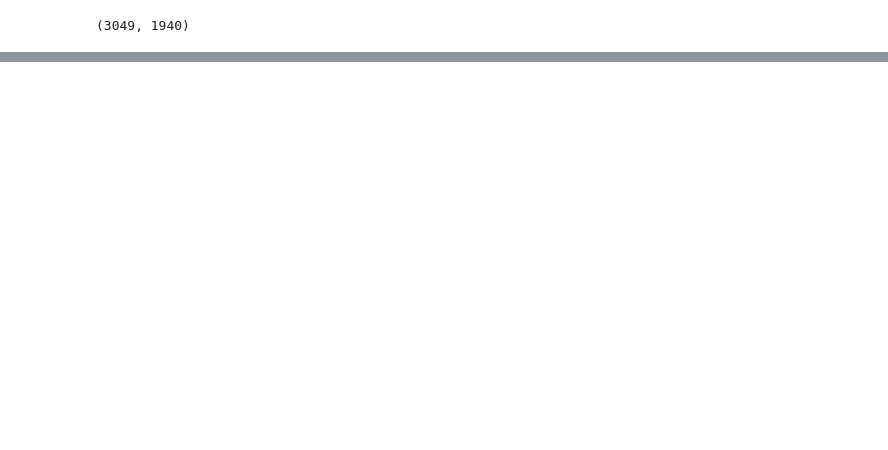
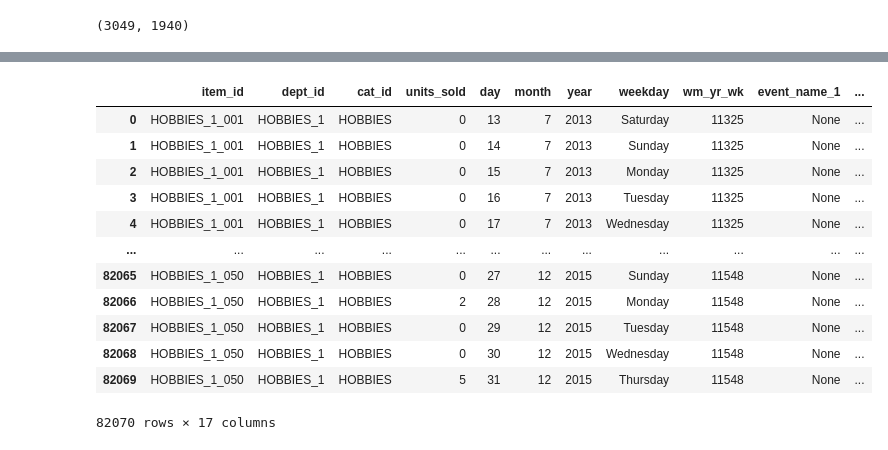
Before and after one commit to blaffster/ML_Projects, a Jupyter notebook: m5_data_cleaning.ipynb, the cells around one changed output, grey strips where cells are left out. Drawn from its saved outputs; the diff is of its cells as text; code cells hidden in the pictures; blank space fills up the shorter version.

```diff
--- a/m5_data_cleaning.ipynb
+++ b/m5_data_cleaning.ipynb
@@ -373,0 +352,7 @@ plt.plot(y2)
+# %%
+quantity_df = dataframe.copy()
+quantity_df['quantity'] = 1
+quantity_df = quantity_df.groupby(['item_id','month','year'])['quantity'].sum().reset_index()
+quantity_df = quantity_df.rename(columns={'quantity':'days_in_month'})
+
+quantity_df
@@ -373,0 +373,5 @@ plt.plot(y2)
+# %%
+monthly_sales = dataframe.groupby(['item_id','month','year'])['units_sold'].sum().reset_index()
+monthly_sales = monthly_sales.merge(quantity_df,on=['item_id','month','year'])
+
+monthly_sales
@@ -373,0 +392,7 @@ plt.plot(y2)
+# %%
+monthly_mean_sales = monthly_sales.copy()
+monthly_mean_sales = monthly_mean_sales.rename(columns={'units_sold':'units_sold_monthly_mean'})
+monthly_mean_sales['units_sold_monthly_mean'] = monthly_mean_sales['units_sold_monthly_mean'] / monthly_mean_sales['days_in_month']
+monthly_mean_sales = monthly_mean_sales.drop(columns=['days_in_month'])
+
+monthly_mean_sales
@@ -373,0 +413,5 @@ plt.plot(y2)
+# %%
+overall_mean_monthly_sales = monthly_sales.groupby(['item_id','month'])['units_sold'].mean().reset_index()
+overall_mean_monthly_sales = overall_mean_monthly_sales.rename(columns={"units_sold":"overall_units_sold_monthly_mean"})
+
+overall_mean_monthly_sales
@@ -373,0 +432,18 @@ plt.plot(y2)
+# %%
+dataframe_new = dataframe.merge(monthly_mean_sales,on=['item_id','month','year'])
+dataframe_new = dataframe_new.merge(overall_mean_monthly_sales,on=['item_id','month'])
+dataframe_new
+# %% [output]
+|  | item_id | dept_id | cat_id | units_sold | day | month | year | weekday | wm_yr_wk | event_name_1 | ... |
+| 0 | HOBBIES_1_001 | HOBBIES_1 | HOBBIES | 0 | 13 | 7 | 2013 | Saturday | 11325 | None | ... |
+| 1 | HOBBIES_1_001 | HOBBIES_1 | HOBBIES | 0 | 14 | 7 | 2013 | Sunday | 11325 | None | ... |
+| 2 | HOBBIES_1_001 | HOBBIES_1 | HOBBIES | 0 | 15 | 7 | 2013 | Monday | 11325 | None | ... |
+| 3 | HOBBIES_1_001 | HOBBIES_1 | HOBBIES | 0 | 16 | 7 | 2013 | Tuesday | 11325 | None | ... |
+| 4 | HOBBIES_1_001 | HOBBIES_1 | HOBBIES | 0 | 17 | 7 | 2013 | Wednesday | 11325 | None | ... |
+| ... | ... | ... | ... | ... | ... | ... | ... | ... | ... | ... | ... |
+| 82065 | HOBBIES_1_050 | HOBBIES_1 | HOBBIES | 0 | 27 | 12 | 2015 | Sunday | 11548 | None | ... |
+| 82066 | HOBBIES_1_050 | HOBBIES_1 | HOBBIES | 2 | 28 | 12 | 2015 | Monday | 11548 | None | ... |
+| 82067 | HOBBIES_1_050 | HOBBIES_1 | HOBBIES | 0 | 29 | 12 | 2015 | Tuesday | 11548 | None | ... |
+| 82068 | HOBBIES_1_050 | HOBBIES_1 | HOBBIES | 0 | 30 | 12 | 2015 | Wednesday | 11548 | None | ... |
+| 82069 | HOBBIES_1_050 | HOBBIES_1 | HOBBIES | 5 | 31 | 12 | 2015 | Thursday | 11548 | None | ... |
+82070 rows × 17 columns
```
Also changed, not shown: parts of 14 cells of this notebook.
